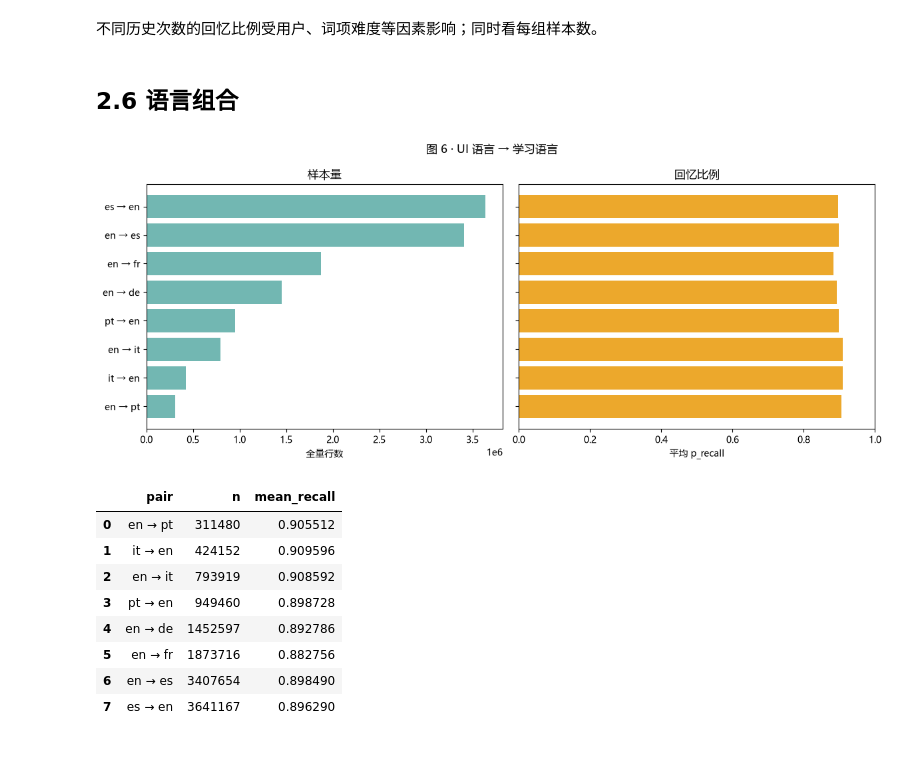
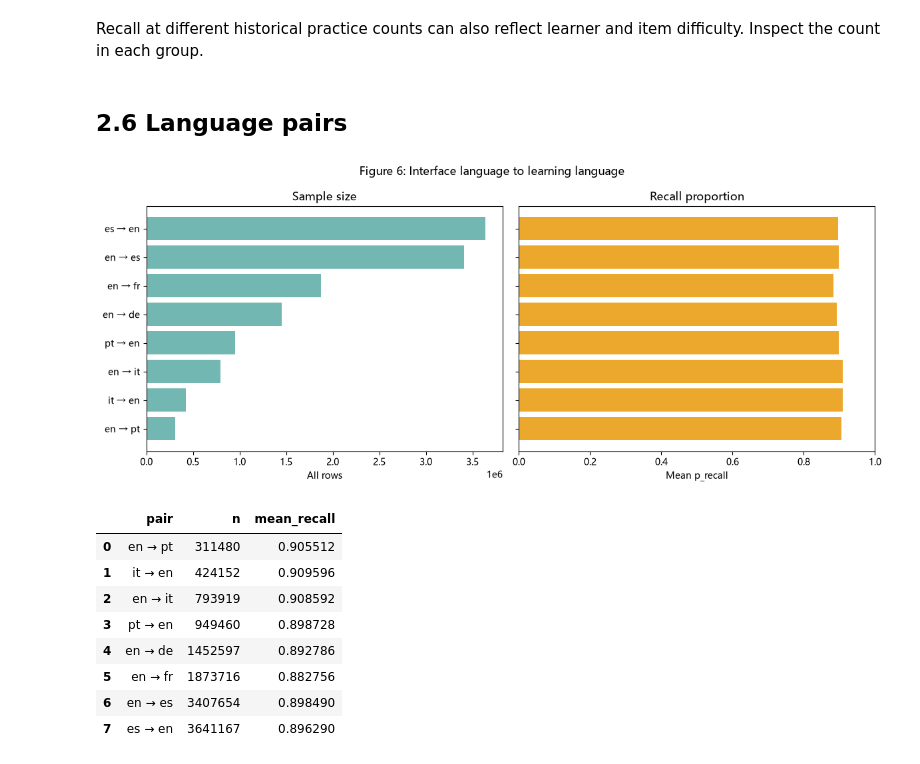
Before and after one commit to Horace564/HLR, a Jupyter notebook: 01_eda.ipynb, the cells around one changed output. Saved outputs shown, nothing was run; the diff lists cells and outputs as text; code cells hidden in the pictures.

```diff
--- a/01_eda.ipynb
+++ b/01_eda.ipynb
@@ -248,33 +271,33 @@ display(seen_summary)
 | 101–500 | 0.876910 | 6456 |
 | >500 | 0.794466 | 978 |
 # %% [markdown]
-不同历史次数的回忆比例受用户、词项难度等因素影响；同时看每组样本数。
+Recall at different historical practice counts can also reflect learner and item difficulty. Inspect the count in each group.
 # %% [markdown]
-## 2.6 语言组合
+## 2.6 Language pairs
 # %%
 pair_summary = pd.DataFrame([
     {
         "ui_language": ui, "learning_language": learning,
         "n": count, "mean_recall": pair_recall_sums[(ui, learning)] / count,
     }
     for (ui, learning), count in pair_counts.items()
 ]).sort_values("n", ascending=True).reset_index(drop=True)
 pair_summary["pair"] = (
     pair_summary["ui_language"] + " → " + pair_summary["learning_language"]
 )
 positions = np.arange(len(pair_summary))
 fig, axes = plt.subplots(1, 2, figsize=(12, 5), sharey=True)
 axes[0].barh(positions, pair_summary["n"], color="#72B7B2")
 axes[0].set(yticks=positions, yticklabels=pair_summary["pair"],
-            xlabel="全量行数", title="样本量")
+            xlabel="All rows", title="Sample size")
 axes[1].barh(positions, pair_summary["mean_recall"], color="#ECA82C")
-axes[1].set(xlabel="平均 p_recall", xlim=(0, 1), title="回忆比例")
-fig.suptitle("图 6 · UI 语言 → 学习语言")
+axes[1].set(xlabel="Mean p_recall", xlim=(0, 1), title="Recall proportion")
+fig.suptitle("Figure 6: Interface language to learning language")
 plt.tight_layout()
 plt.show()
 display(pair_summary[["pair", "n", "mean_recall"]])
 # %% [output]
-[figure, old version]
+[figure, new version]
 |  | pair | n | mean_recall |
 | 0 | en → pt | 311480 | 0.905512 |
 | 1 | it → en | 424152 | 0.909596 |
```
Also changed, not shown: parts of 23 cells of this notebook, 52 other files.
